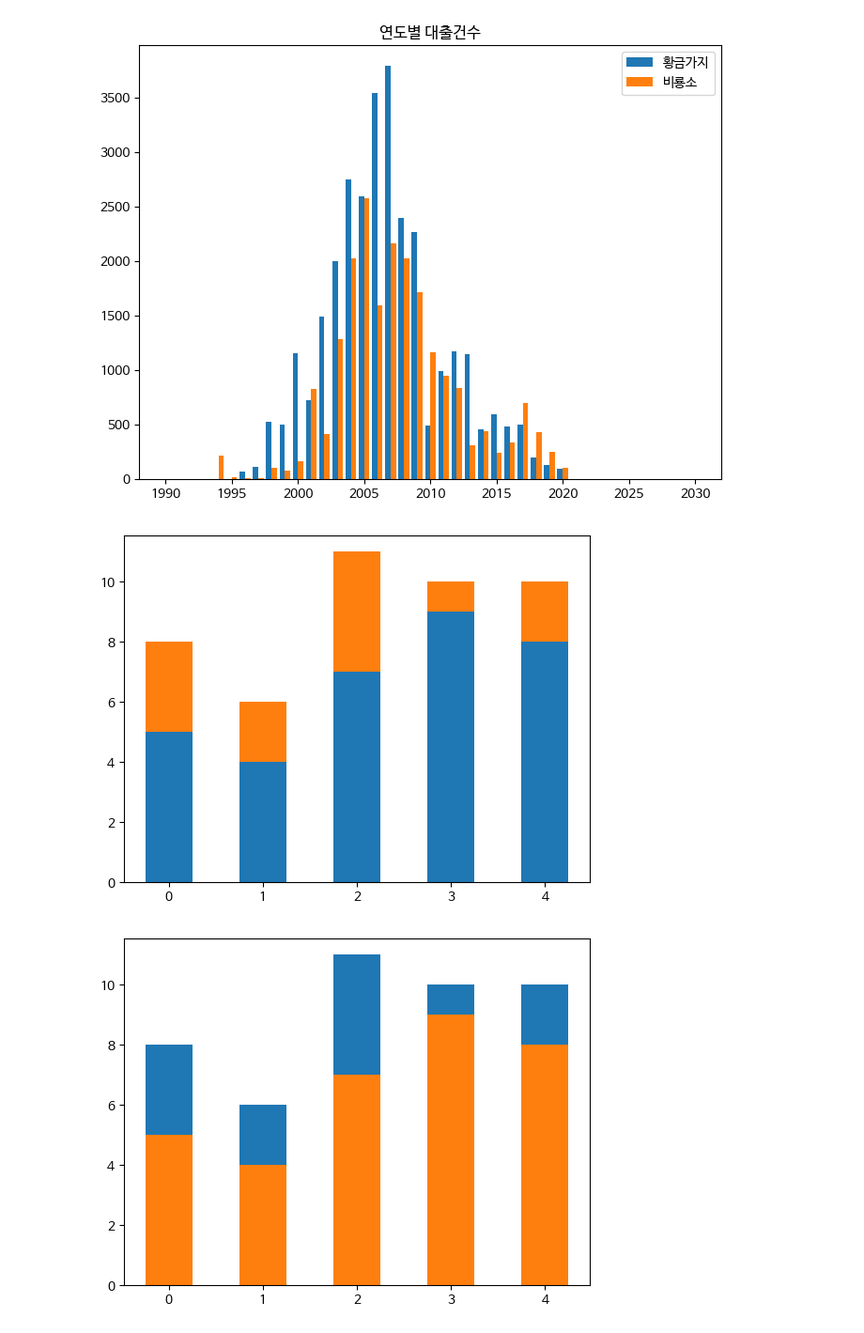
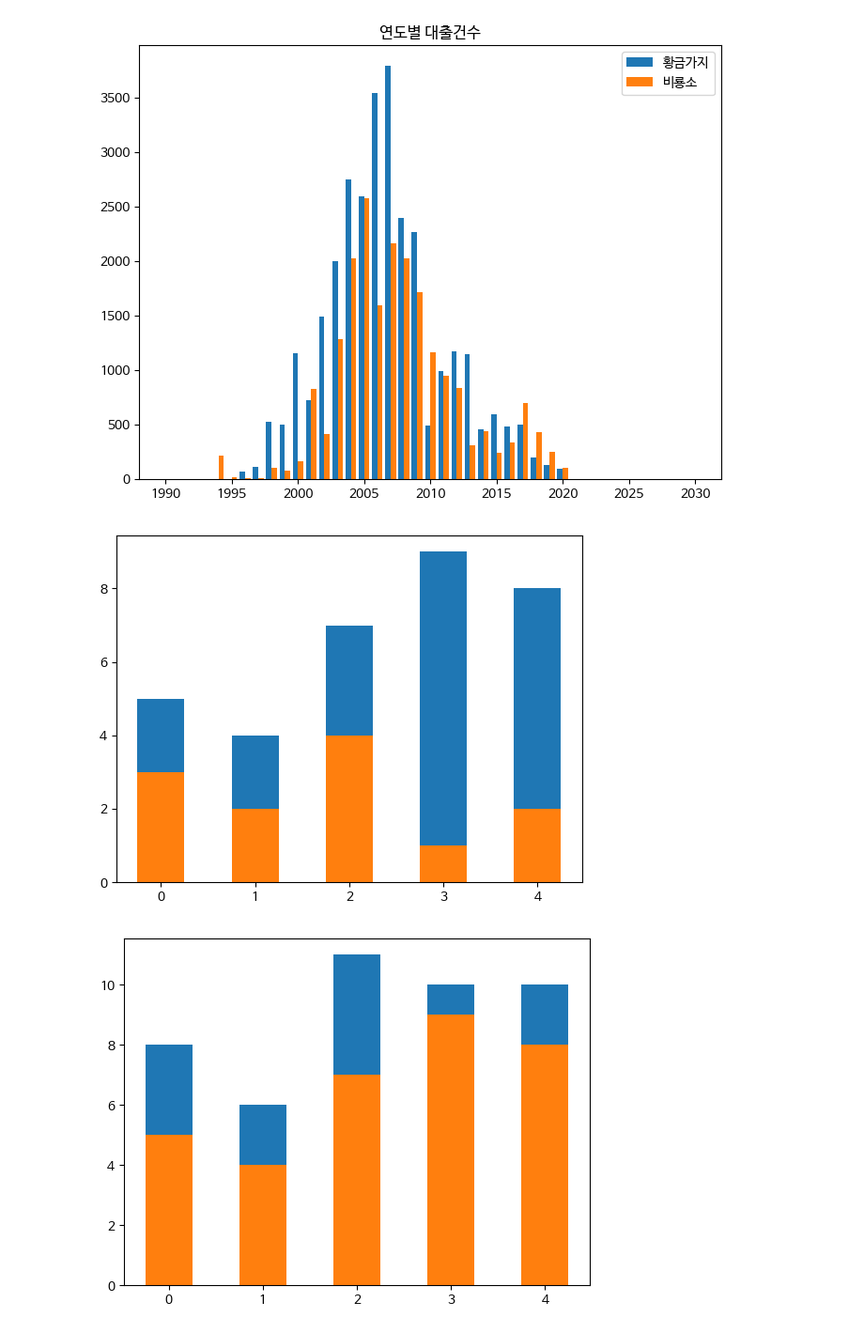
Before and after one commit to KIJOONG1127/data_anal, a Jupyter notebook: ch06_high.ipynb, the cells around one changed output. Shown at 94% size. Saved outputs shown, nothing was run; the diff lists cells and outputs as text; code cells hidden in the pictures.

```diff
--- a/ch06_high.ipynb
+++ b/ch06_high.ipynb
@@ -170,11 +194,19 @@ fig.show()
 # %% [output]
 [figure]
 # %%
+# 스택 막대 그래프
+# 데이터 준비
 height1 = [5, 4, 7, 9, 8]
 height2 = [3, 2, 4, 1, 2]
-plt.bar(range(5), height1, width=0.5)
-plt.bar(range(5), height2, bottom=height1, width=0.5)
+
+# 그래프 세팅
+# range(5) - 0 ~ 4 리스트 데이터
+plt.bar(range(len(height1)), height1, width=0.5)
+plt.bar(range(len(height2)), height2, width=0.5)
+# bottom=height1 : height2를 표시할 때 아래쪽의 치를 지정해서 표시하면 누적이 됩니다.
+# plt.bar(range(5),height1, width=0.5)
+# plt.bar(range(5),height2, bottom=height1, width=0.5)
 plt.show()
 # %% [output]
-[figure, old version]
+[figure, new version]
 # %%
```
Also changed, not shown: parts of 17 cells of this notebook.
